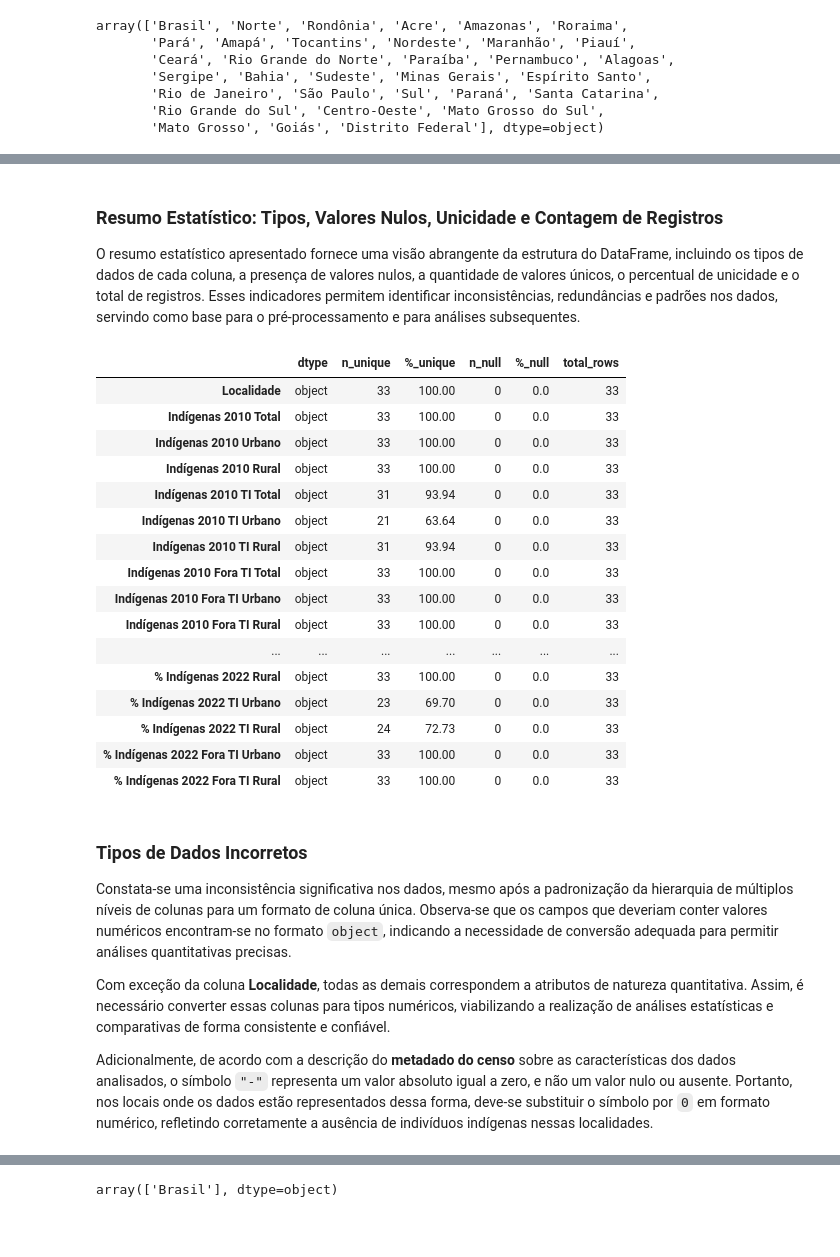
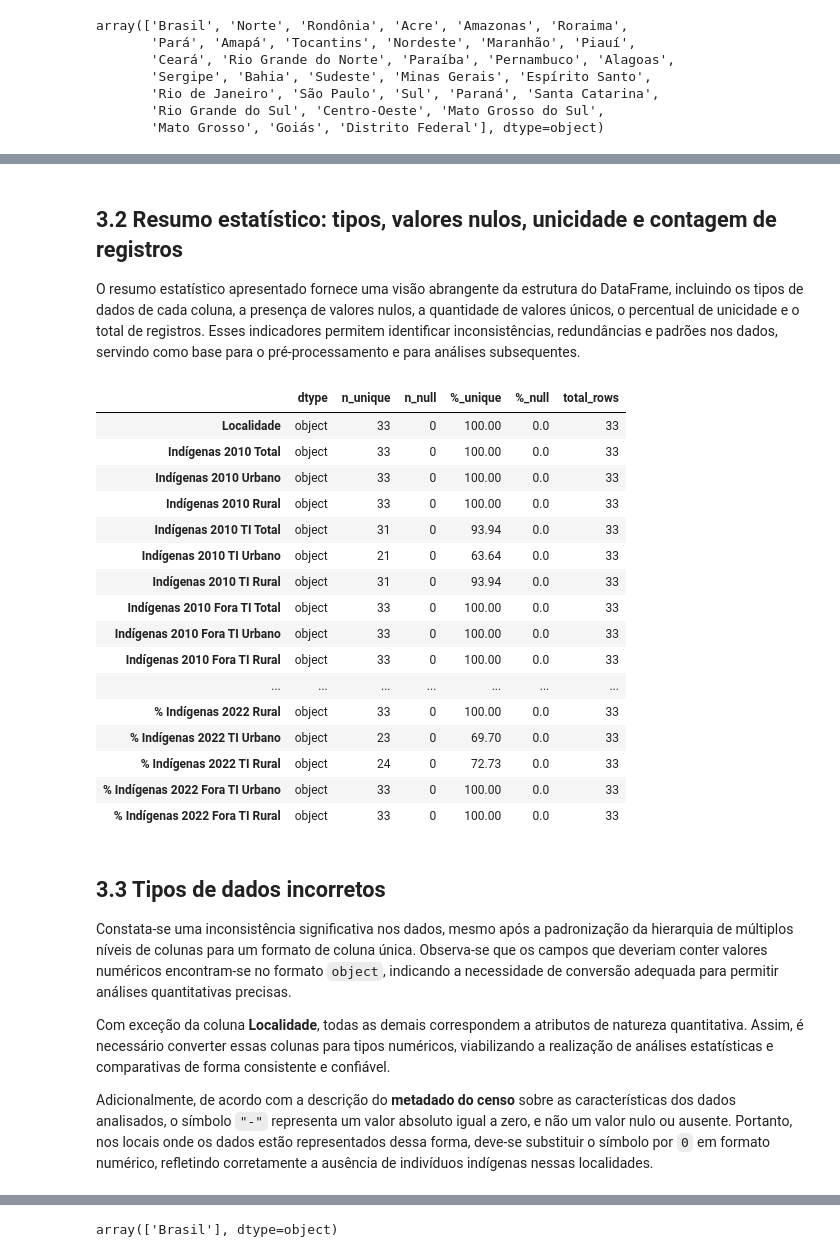
Before and after one commit to LUCASDNORONHA/exploracao-dados-indigenas-2010-2022, a Jupyter notebook: notebooks/01_preprocessing.ipynb, the cells around one changed output, grey strips where cells are left out. Saved outputs shown, nothing was run; the diff lists cells and outputs as text; code cells hidden in the pictures; blank space fills up the shorter version.

```diff
--- a/notebooks/01_preprocessing.ipynb
+++ b/notebooks/01_preprocessing.ipynb
@@ -25,3 +42,3 @@ import numpy as np
 # %%
-db = pd.read_excel("../data/raw/indigenas_2010_2022.xlsx")
+df_indigenas = pd.read_excel("../data/raw/indigenas_2010_2022.xlsx")
 # %% [markdown]
@@ -144,5 +167,5 @@ ajustar_nomes_colunas = [
     '% Indígenas 2022 Fora TI Rural'
 ]
 
-db.columns = ajustar_nomes_colunas
+df_indigenas.columns = ajustar_nomes_colunas
 # %%
@@ -201,8 +209,8 @@ Portanto, o DataFrame possui **45 linhas no total**, sendo apenas **33 referente
 indices_para_remover = list(range(0, 11)) + [44]
 
 # Remover do DataFrame
-db = db.drop(indices_para_remover)
+df_indigenas = df_indigenas.drop(indices_para_remover)
 
 # Renumerar índices
-db = db.reset_index(drop=True)
+df_indigenas = df_indigenas.reset_index(drop=True)
 # %% [markdown]
@@ -268,38 +272,38 @@ db.sample(5)
 5 rows × 31 columns
 # %% [markdown]
-### Resumo Estatístico: Tipos, Valores Nulos, Unicidade e Contagem de Registros
+## 3.2 Resumo estatístico: tipos, valores nulos, unicidade e contagem de registros
 O resumo estatístico apresentado fornece uma visão abrangente da estrutura do DataFrame, incluindo os tipos de dados de cada coluna, a presença de valores nulos, a quantidade de valores únicos, o percentual de unicidade e o total de registros. Esses indicadores permitem identificar inconsistências, redundâncias e padrões nos dados, servindo como base para o pré-processamento e para análises subsequentes.
 # %%
 summary = pd.DataFrame({
-    "dtype": db.dtypes,
-    "n_unique": db.nunique(),
-    "%_unique": (db.nunique() / len(db) * 100).round(2),
-    "n_null": db.isnull().sum(),
-    "%_null": (db.isnull().mean() * 100).round(2),
-    "total_rows": len(db)
+    "dtype": df_indigenas.dtypes,
+    "n_unique": df_indigenas.nunique(),
+    "n_null": df_indigenas.isnull().sum(),
+    "%_unique": (df_indigenas.nunique() / len(df_indigenas) * 100).round(2),
+    "%_null": (df_indigenas.isnull().mean() * 100).round(2),
+    "total_rows": len(df_indigenas)
 })
 
 summary
 # %% [output]
-|  | dtype | n_unique | %_unique | n_null | %_null | total_rows |
-| Localidade | object | 33 | 100.00 | 0 | 0.0 | 33 |
-| Indígenas 2010 Total | object | 33 | 100.00 | 0 | 0.0 | 33 |
-| Indígenas 2010 Urbano | object | 33 | 100.00 | 0 | 0.0 | 33 |
-| Indígenas 2010 Rural | object | 33 | 100.00 | 0 | 0.0 | 33 |
-| Indígenas 2010 TI Total | object | 31 | 93.94 | 0 | 0.0 | 33 |
-| Indígenas 2010 TI Urbano | object | 21 | 63.64 | 0 | 0.0 | 33 |
-| Indígenas 2010 TI Rural | object | 31 | 93.94 | 0 | 0.0 | 33 |
-| Indígenas 2010 Fora TI Total | object | 33 | 100.00 | 0 | 0.0 | 33 |
-| Indígenas 2010 Fora TI Urbano | object | 33 | 100.00 | 0 | 0.0 | 33 |
-| Indígenas 2010 Fora TI Rural | object | 33 | 100.00 | 0 | 0.0 | 33 |
+|  | dtype | n_unique | n_null | %_unique | %_null | total_rows |
+| Localidade | object | 33 | 0 | 100.00 | 0.0 | 33 |
+| Indígenas 2010 Total | object | 33 | 0 | 100.00 | 0.0 | 33 |
+| Indígenas 2010 Urbano | object | 33 | 0 | 100.00 | 0.0 | 33 |
+| Indígenas 2010 Rural | object | 33 | 0 | 100.00 | 0.0 | 33 |
+| Indígenas 2010 TI Total | object | 31 | 0 | 93.94 | 0.0 | 33 |
+| Indígenas 2010 TI Urbano | object | 21 | 0 | 63.64 | 0.0 | 33 |
+| Indígenas 2010 TI Rural | object | 31 | 0 | 93.94 | 0.0 | 33 |
+| Indígenas 2010 Fora TI Total | object | 33 | 0 | 100.00 | 0.0 | 33 |
+| Indígenas 2010 Fora TI Urbano | object | 33 | 0 | 100.00 | 0.0 | 33 |
+| Indígenas 2010 Fora TI Rural | object | 33 | 0 | 100.00 | 0.0 | 33 |
 | ... | ... | ... | ... | ... | ... | ... |
-| % Indígenas 2022 Rural | object | 33 | 100.00 | 0 | 0.0 | 33 |
-| % Indígenas 2022 TI Urbano | object | 23 | 69.70 | 0 | 0.0 | 33 |
-| % Indígenas 2022 TI Rural | object | 24 | 72.73 | 0 | 0.0 | 33 |
-| % Indígenas 2022 Fora TI Urbano | object | 33 | 100.00 | 0 | 0.0 | 33 |
-| % Indígenas 2022 Fora TI Rural | object | 33 | 100.00 | 0 | 0.0 | 33 |
+| % Indígenas 2022 Rural | object | 33 | 0 | 100.00 | 0.0 | 33 |
+| % Indígenas 2022 TI Urbano | object | 23 | 0 | 69.70 | 0.0 | 33 |
+| % Indígenas 2022 TI Rural | object | 24 | 0 | 72.73 | 0.0 | 33 |
+| % Indígenas 2022 Fora TI Urbano | object | 33 | 0 | 100.00 | 0.0 | 33 |
+| % Indígenas 2022 Fora TI Rural | object | 33 | 0 | 100.00 | 0.0 | 33 |
 # %% [markdown]
-### Tipos de Dados Incorretos
+## 3.3 Tipos de dados incorretos
 
 Constata-se uma inconsistência significativa nos dados, mesmo após a padronização da hierarquia de múltiplos níveis de colunas para um formato de coluna única. Observa-se que os campos que deveriam conter valores numéricos encontram-se no formato `object`, indicando a necessidade de conversão adequada para permitir análises quantitativas precisas.
 
```
Also changed, not shown: parts of 38 cells of this notebook, 5 other files.
